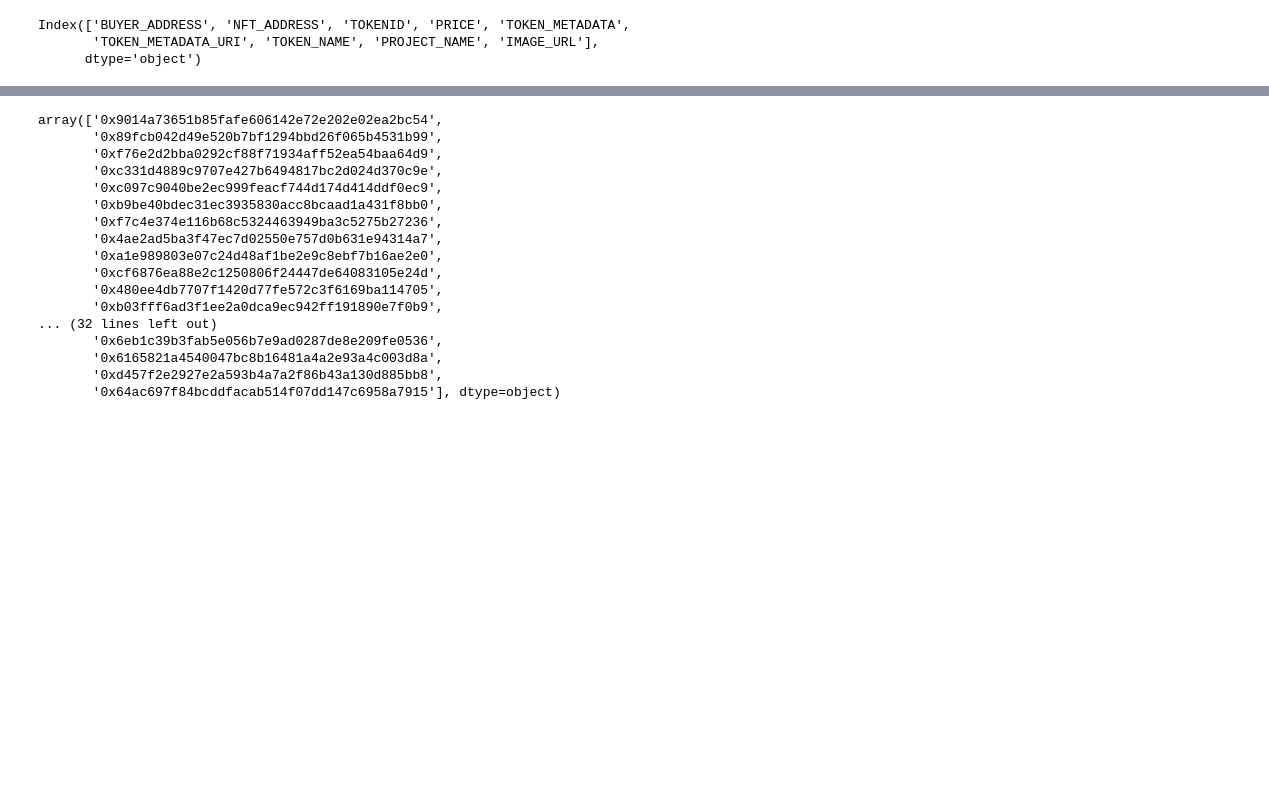
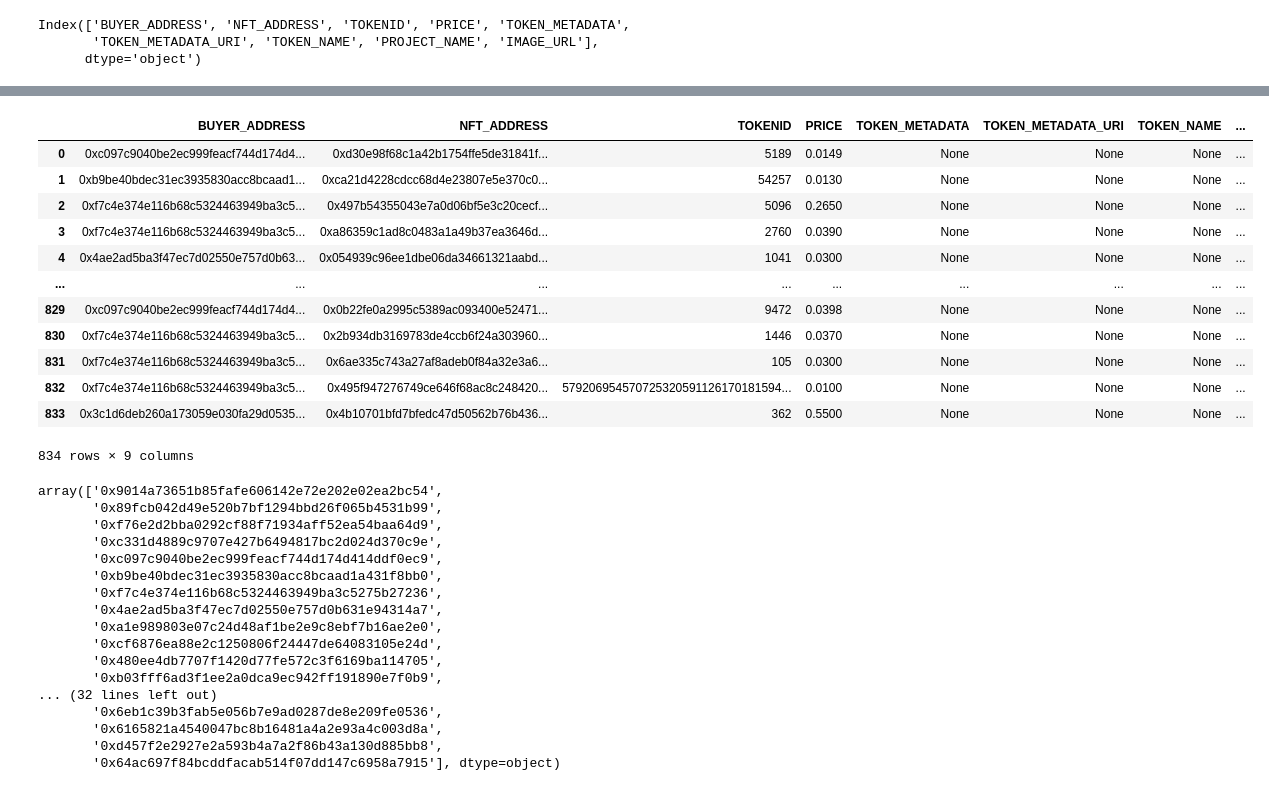
Before and after one commit to kkpsiren/streamlit_anchorhack_flipside, a Jupyter notebook: Untitled.ipynb, the cells around one changed output, grey strips where cells are left out. Cells and saved outputs as stored; diff of their text form; code cells hidden in the pictures; blank space fills up the shorter version.

```diff
--- a/Untitled.ipynb
+++ b/Untitled.ipynb
@@ -219,3 +253,19 @@ Index(['BUYER_ADDRESS', 'NFT_ADDRESS', 'TOKENID', 'PRICE', 'TOKEN_METADATA',
+# %%
+df_images
+# %% [output]
+|  | BUYER_ADDRESS | NFT_ADDRESS | TOKENID | PRICE | TOKEN_METADATA | TOKEN_METADATA_URI | TOKEN_NAME | ... |
+| 0 | 0xc097c9040be2ec999feacf744d174d4... | 0xd30e98f68c1a42b1754ffe5de31841f... | 5189 | 0.0149 | None | None | None | ... |
+| 1 | 0xb9be40bdec31ec3935830acc8bcaad1... | 0xca21d4228cdcc68d4e23807e5e370c0... | 54257 | 0.0130 | None | None | None | ... |
+| 2 | 0xf7c4e374e116b68c5324463949ba3c5... | 0x497b54355043e7a0d06bf5e3c20cecf... | 5096 | 0.2650 | None | None | None | ... |
+| 3 | 0xf7c4e374e116b68c5324463949ba3c5... | 0xa86359c1ad8c0483a1a49b37ea3646d... | 2760 | 0.0390 | None | None | None | ... |
+| 4 | 0x4ae2ad5ba3f47ec7d02550e757d0b63... | 0x054939c96ee1dbe06da34661321aabd... | 1041 | 0.0300 | None | None | None | ... |
+| ... | ... | ... | ... | ... | ... | ... | ... | ... |
+| 829 | 0xc097c9040be2ec999feacf744d174d4... | 0x0b22fe0a2995c5389ac093400e52471... | 9472 | 0.0398 | None | None | None | ... |
+| 830 | 0xf7c4e374e116b68c5324463949ba3c5... | 0x2b934db3169783de4ccb6f24a303960... | 1446 | 0.0370 | None | None | None | ... |
+| 831 | 0xf7c4e374e116b68c5324463949ba3c5... | 0x6ae335c743a27af8adeb0f84a32e3a6... | 105 | 0.0300 | None | None | None | ... |
+| 832 | 0xf7c4e374e116b68c5324463949ba3c5... | 0x495f947276749ce646f68ac8c248420... | 579206954570725320591126170181594... | 0.0100 | None | None | None | ... |
+| 833 | 0x3c1d6deb260a173059e030fa29d0535... | 0x4b10701bfd7bfedc47d50562b76b436... | 362 | 0.5500 | None | None | None | ... |
+834 rows × 9 columns
 # %%
 df_images.sort_values('TOKEN_METADATA_URI')['BUYER_ADDRESS'].unique()
 # %% [output]
```
Also changed, not shown: parts of 3 cells of this notebook, 4 other files.
